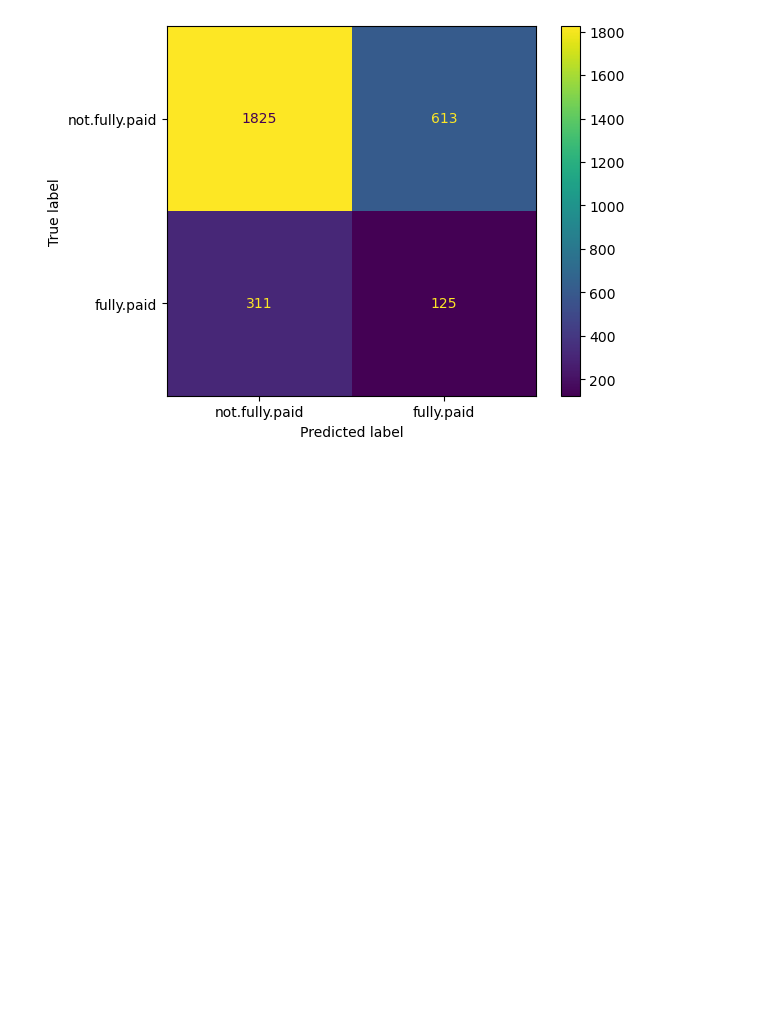
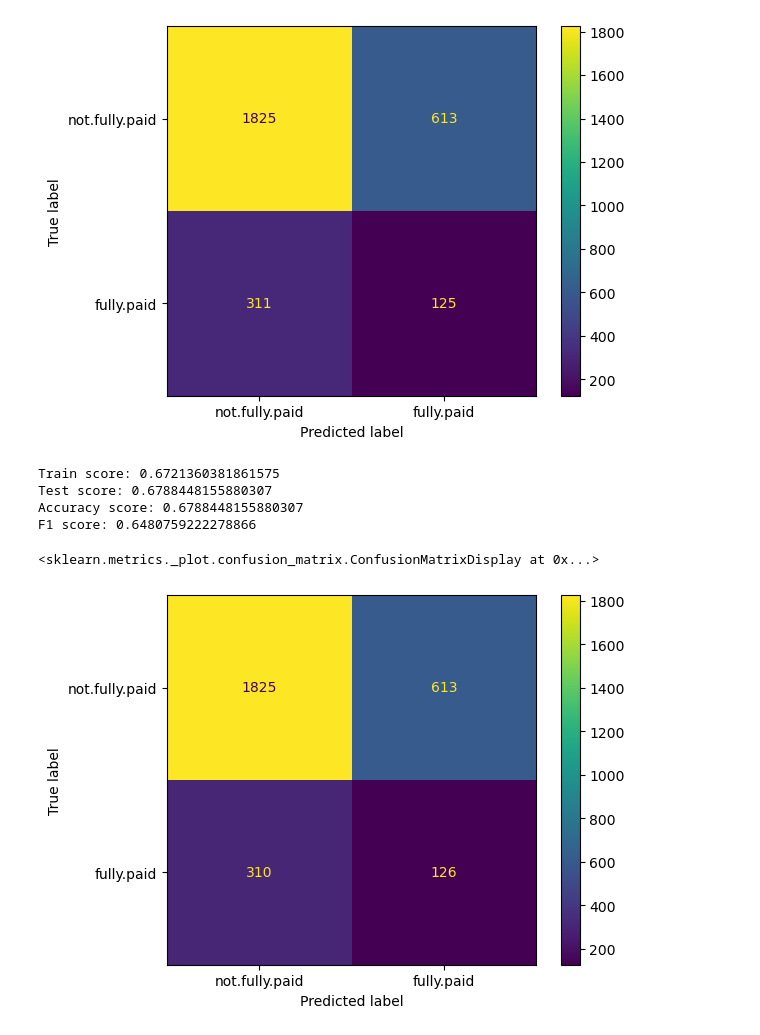
Before and after one commit to JasonLin2002/learning-result, a Jupyter notebook: 機器學習/0524/classUse.ipynb, the cells around one changed output. Cells and saved outputs as stored; diff of their text form; code cells hidden in the pictures; blank space fills up the shorter version.

```diff
--- a/機器學習/0524/classUse.ipynb
+++ b/機器學習/0524/classUse.ipynb
@@ -300,3 +300,52 @@ Accuracy score: 0.6784968684759917
 F1 score: 0.6477587829551295
 <sklearn.metrics._plot.confusion_matrix.ConfusionMatrixDisplay at 0x...>
 [figure]
+# %%
+import pandas as pd
+from sklearn.model_selection import train_test_split
+from sklearn.naive_bayes import ComplementNB
+from sklearn.metrics import accuracy_score, f1_score, confusion_matrix, ConfusionMatrixDisplay
+
+# load dataset
+loan = pd.read_csv('./loan_data.csv')
+
+# Convert categorical variable into dummy/indicator variables
+loan = pd.get_dummies(loan, columns=['purpose'], drop_first=True)
+
+# split dataset into training and testing sets (70% training, 30% testing)
+X_train, X_test, y_train, y_test = train_test_split(
+    loan.drop('not.fully.paid', axis=1),
+    loan['not.fully.paid'],
+    test_size=0.3,
+    random_state=13
+)
+
+# create a Complement Naive Bayes model
+gnbModel = ComplementNB()
+gnbModel.fit(X_train, y_train)  # train the model
+
+# make predictions
+y_pred = gnbModel.predict(X_test)
+
+# evaluate the model
+train_score = gnbModel.score(X_train, y_train)  # train score for the model
+test_score = gnbModel.score(X_test, y_test)  # test score for the model
+accuracy_score_value = accuracy_score(y_test, y_pred)
+f1_score_value = f1_score(y_pred, y_test, average='weighted')
+
+print(f'Train score: {train_score}')
+print(f'Test score: {test_score}')
+print(f'Accuracy score: {accuracy_score_value}')
+print(f'F1 score: {f1_score_value}')
+
+# plot confusion matrix
+labels = ['not.fully.paid', 'fully.paid']
+cm = confusion_matrix(y_test, y_pred)
+ConfusionMatrixDisplay(cm, display_labels=labels).plot()
+# %% [output]
+Train score: 0.6721360381861575
+Test score: 0.6788448155880307
+Accuracy score: 0.6788448155880307
+F1 score: 0.6480759222278866
+<sklearn.metrics._plot.confusion_matrix.ConfusionMatrixDisplay at 0x...>
+[figure, added]
```
Also changed, not shown: parts of 1 cell of this notebook.
